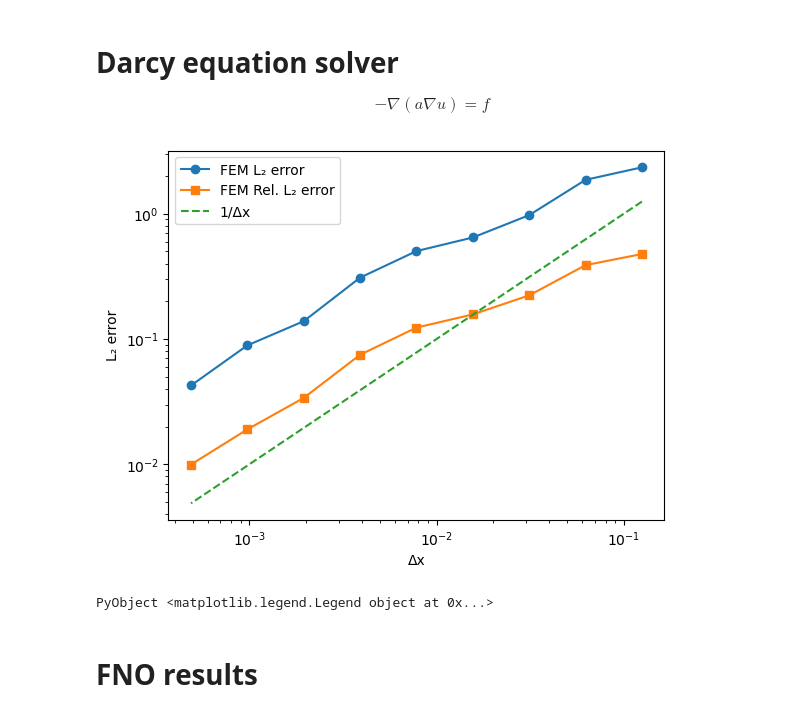
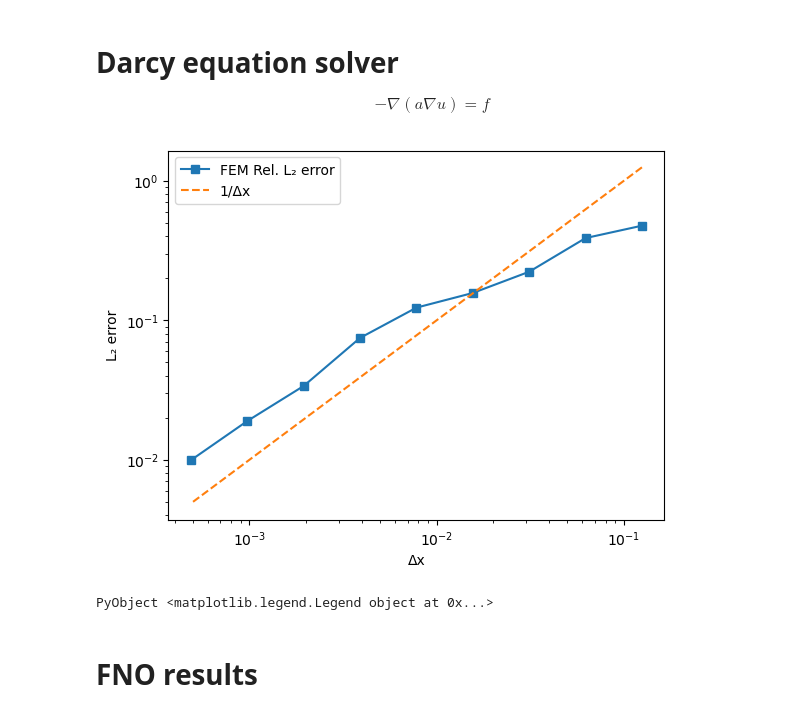
Before and after one commit to PKU-CMEGroup/NeuralOperator, a Jupyter notebook: eq1d/eq1d_na.ipynb, the cells around one changed output. Saved outputs shown, nothing was run; the diff lists cells and outputs as text; code cells hidden in the pictures.

```diff
--- a/eq1d/eq1d_na.ipynb
+++ b/eq1d/eq1d_na.ipynb
@@ -57,45 +57,53 @@ pareto_frontiers (generic function with 1 method)
 # Darcy equation solver
 $$-\nabla (a \nabla u) = f$$
 # %%
-as = npzread(prefix*"darcy_a.npy")
-us_ref = npzread(prefix*"darcy_u.npy")
+Load_Data = true
+if Load_Data
+    num_mean_rel_errors = npzread("darcy_errors.npy")
+    num_costs = npzread("darcy_costs.npy")
+else
+    as = npzread(prefix*"darcy_a.npy")
+    us_ref = npzread(prefix*"darcy_u.npy")
 
 
-Ne_ref = size(as, 2) - 1
-Nes = [2^3; 2^4; 2^5; 2^6; 2^7; 2^8; 2^9; 2^10; 2^11]
-Δxs = 1.0 ./ Nes
+    Ne_ref = size(as, 2) - 1
+    Nes = [2^3; 2^4; 2^5; 2^6; 2^7; 2^8; 2^9; 2^10; 2^11]
+    Δxs = 1.0 ./ Nes
 
-test_id = Array(1:10)
-Ntest = length(test_id)
-errors = zeros(length(Nes), Ntest)
-rel_errors = zeros(length(Nes), Ntest)
-for (i, Ne) in enumerate(Nes)
-    f = 100*ones(Ne + 1)
+    test_id = Array(1:10)
+    Ntest = length(test_id)
+    errors = zeros(length(Nes), Ntest)
+    rel_errors = zeros(length(Nes), Ntest)
+    for (i, Ne) in enumerate(Nes)
+        f = 100*ones(Ne + 1)
 
-    for j in test_id
-        a  = as[j, 1:Int64(Ne_ref/Ne):end]
-        u_ref = us_ref[j, 1:Int64(Ne_ref/Ne):end]
+        for j in test_id
+            a  = as[j, 1:Int64(Ne_ref/Ne):end]
+            u_ref = us_ref[j, 1:Int64(Ne_ref/Ne):end]
 
-        u = solve_Darcy_1D(a, f)
+            u = solve_Darcy_1D(a, f)
 
-        errors[i, j] = norm(u - u_ref)/sqrt(Ne)
-        rel_errors[i, j] = norm(u - u_ref)/norm(u_ref)
+            errors[i, j] = norm(u - u_ref)/sqrt(Ne)
+            rel_errors[i, j] = norm(u - u_ref)/norm(u_ref)
+        end
     end
+
+    num_mean_rel_errors = sum(rel_errors, dims=2)/Ntest
+    num_costs = 17*Nes
+    npzwrite("darcy_errors.npy", num_mean_rel_errors)
+    npzwrite("darcy_costs.npy", num_costs)
+
 end
+
+PyPlot.figure()
+PyPlot.loglog(Δxs, num_mean_rel_errors, "-s", label="FEM Rel. L₂ error")
+PyPlot.loglog(Δxs, 10*Δxs.^1, "--", label="1/Δx")
+PyPlot.xlabel("Δx")
+PyPlot.ylabel("L₂ error")
+PyPlot.legend()
+# %% [output]
+[figure, added]
+PyObject <matplotlib.legend.Legend object at 0x...>
-# %%
-num_mean_errors = sum(errors, dims=2)/Ntest
-num_mean_rel_errors = sum(rel_errors, dims=2)/Ntest
-num_costs = 17*Nes
-PyPlot.figure()
-PyPlot.loglog(Δxs, num_mean_errors, "-o", label="FEM L₂ error")
-PyPlot.loglog(Δxs, num_mean_rel_errors, "-s", label="FEM Rel. L₂ error")
-PyPlot.loglog(Δxs, 10*Δxs.^1, "--", label="1/Δx")
-PyPlot.xlabel("Δx")
-PyPlot.ylabel("L₂ error")
-PyPlot.legend()
-# %% [output]
-[figure, removed]
-PyObject <matplotlib.legend.Legend object at 0x...>
 # %% [markdown]
 # FNO results
 # %%
```
Also changed, not shown: parts of 5 cells of this notebook, 2 other files.
